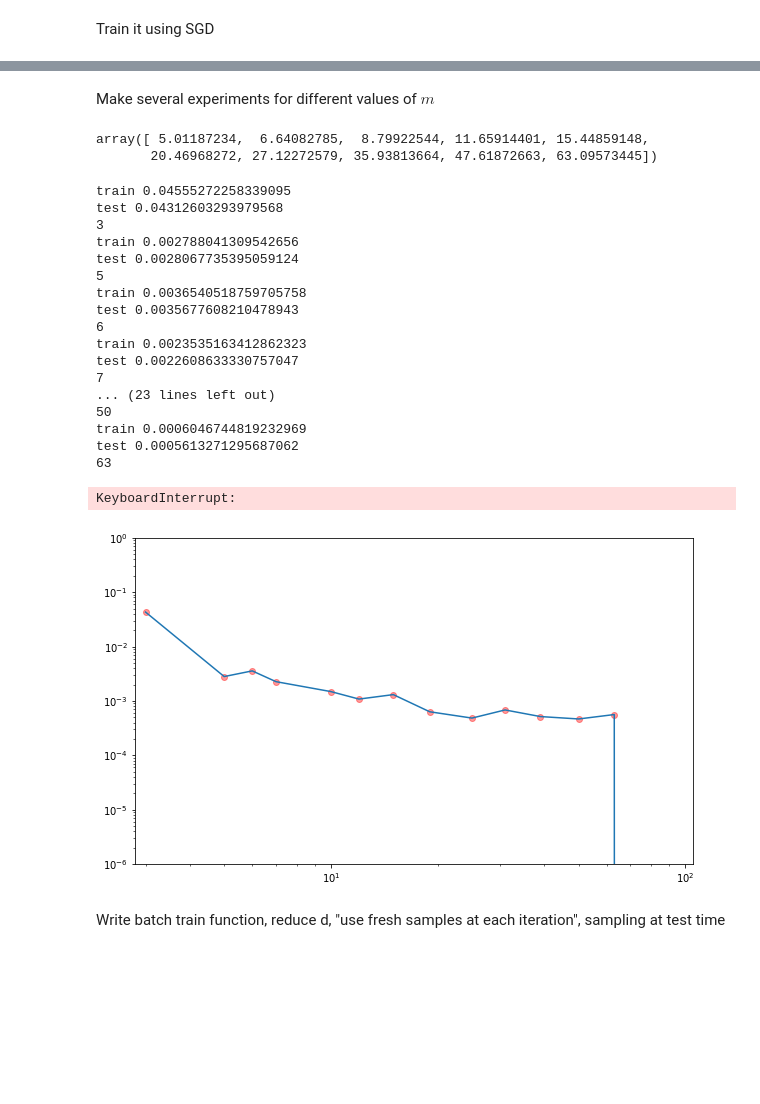
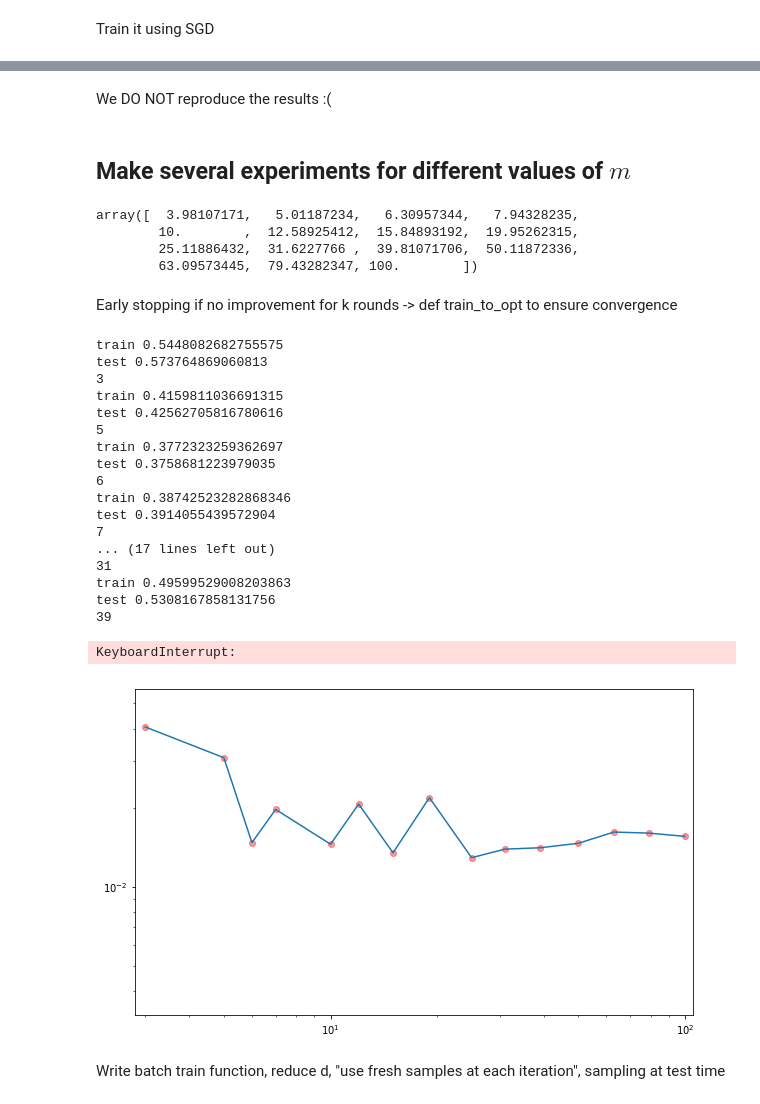
Before and after one commit to eloiseberthier/Convex_neural_nets, a Jupyter notebook: Sigmoid convergence rate.ipynb, the cells around one changed output, grey strips where cells are left out. Saved outputs shown, nothing was run; the diff lists cells and outputs as text; code cells hidden in the pictures; blank space fills up the shorter version.

Commit message:
created gif, failed to reproduce convergence results

```diff
--- a/Sigmoid convergence rate.ipynb
+++ b/Sigmoid convergence rate.ipynb
@@ -88,4 +180,2 @@ X, Y = gen_net.gen_sample(500)
 # %% [markdown]
 Train it using SGD
-# %%
-net.sgd_train(X, Y, tau = 10., epochs = 150)
@@ -113,0 +182,4 @@ KeyboardInterrupt:
+# %%
+for i in range(100):
+    X, Y = gen_net.gen_sample(R = 10., s = 1000)
+    net.sgd_train(X, Y, tau = .1, batch = 4, epochs = 1, disp = True)
@@ -113,0 +204,7 @@ KeyboardInterrupt:
+# %%
+net = Network(10)
+net.zero_out()
+
+for i in range(100):
+    X, Y = gen_net.gen_sample(R = 10., s = 10000)
+    net.sgd_train(X, Y, tau = .1, batch = 4, epochs = 1, disp = True)
@@ -114,10 +229,16 @@ KeyboardInterrupt:
+# %% [markdown]
+We DO NOT reproduce the results :(
 # %% [markdown]
-Make several experiments for different values of $m$
+## Make several experiments for different values of $m$
 # %%
-np.logspace(0.7, 1.8, 10, base = 10.)
+np.logspace(0.6, 2.0, 15, base = 10.)
 # %% [output]
-array([ 5.01187234,  6.64082785,  8.79922544, 11.65914401, 15.44859148,
-       20.46968272, 27.12272579, 35.93813664, 47.61872663, 63.09573445])
+array([  3.98107171,   5.01187234,   6.30957344,   7.94328235,
+        10.        ,  12.58925412,  15.84893192,  19.95262315,
+        25.11886432,  31.6227766 ,  39.81071706,  50.11872336,
+        63.09573445,  79.43282347, 100.        ])
+# %% [markdown]
+Early stopping if no improvement for k rounds -> def train_to_opt to ensure convergence
 # %%
 m_range = np.logspace(0.6, 2.0, 15, base = 10.)
 m_range = [int(b) for b in m_range]
@@ -126,48 +247,48 @@ losses = np.zeros((len(m_range), rep))
 
 for r in tqdm.tqdm(range(rep)):
     gen_net = Network(M)
-    Xt, Yt = gen_net.gen_sample(1000)
+    Xt, Yt = gen_net.gen_sample(R = 100, s = 1000)
     for mi in range(len(m_range)):
         m = m_range[mi]
         net = Network(m)
         net.zero_out()
-        X, Y = gen_net.gen_sample(200000)
-        train_loss = net.sgd_train(X, Y, tau = 10., epochs = 1, disp = False)
+        X, Y = gen_net.gen_sample(R = 100, s = 20000)
+        train_loss = net.sgd_train(X, Y, tau = .1, batch = 10, epochs = 1, disp = False)
         print('train', train_loss)
         losses[mi, r] = net.test(Xt, Yt)
         print('test', losses[mi, r])
         net = []
         print(m)
 # %% [output]
-train 0.04555272258339095
-test 0.04312603293979568
+train 0.5448082682755575
+test 0.573764869060813
 3
-train 0.002788041309542656
-test 0.0028067735395059124
+train 0.4159811036691315
+test 0.42562705816780616
 5
-train 0.0036540518759705758
-test 0.0035677608210478943
+train 0.3772323259362697
+test 0.3758681223979035
 6
-train 0.0023535163412862323
-test 0.0022608633330757047
+train 0.38742523282868346
+test 0.3914055439572904
 7
-... (23 lines left out)
-50
-train 0.0006046744819232969
-test 0.0005613271295687062
-63
+... (17 lines left out)
+31
+train 0.49599529008203863
+test 0.5308167858131756
+39
 KeyboardInterrupt:
 # %%
 plt.figure(figsize = (10, 6))
 for i in range(rep):
     plt.scatter(m_range, losses[:, i], c='r', alpha = 0.4)
 plt.plot(m_range, np.exp(np.mean(np.log(losses), axis = 1)))
 plt.yscale('log')
 plt.xscale('log')
 plt.xlim((2.8, 105))
-plt.ylim((1e-6, 1))
+#plt.ylim((1e-6, 1))
 plt.show()
 # %% [output]
-[figure, old version]
+[figure, new version]
 # %% [markdown]
 Write batch train function, reduce d, "use fresh samples at each iteration", sampling at test time
```
Also changed, not shown: parts of 10 cells of this notebook, 5 other files.
